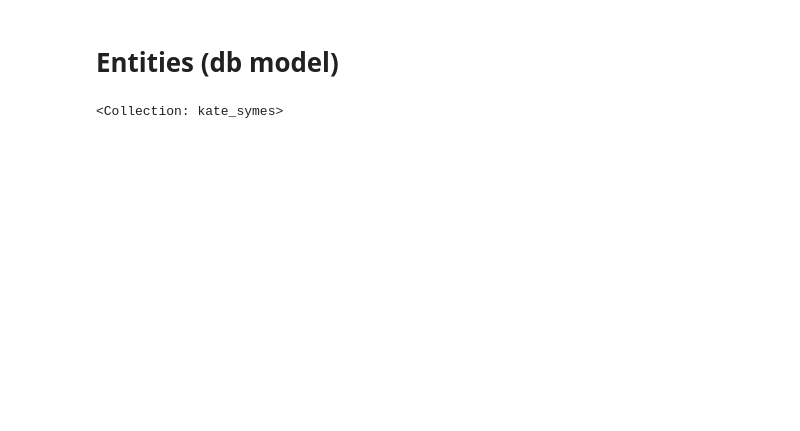
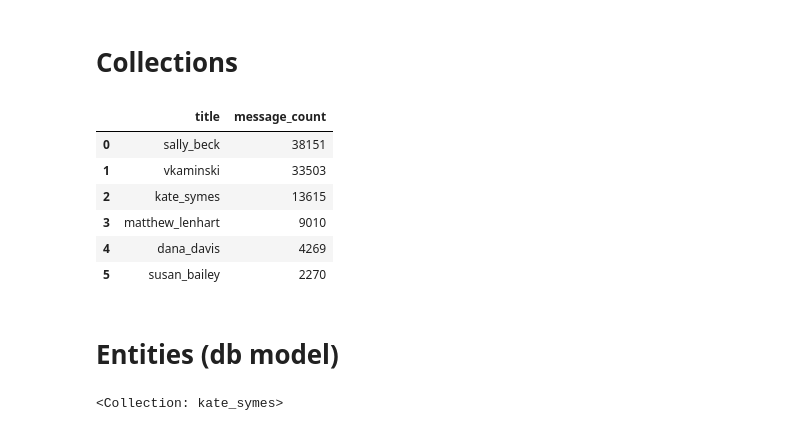
Before and after one commit to StateArchivesOfNorthCarolina/ratom-server, a Jupyter notebook: notebooks/data-exploration.ipynb, the cells around one changed output. Saved outputs shown, nothing was run; the diff lists cells and outputs as text; code cells hidden in the pictures; blank space fills up the shorter version.

```diff
--- a/notebooks/data-exploration.ipynb
+++ b/notebooks/data-exploration.ipynb
@@ -22,3 +43,16 @@ from ratom import models as ratom
+# %% [markdown]
+# Collections
+# %%
+collections = ratom.Collection.objects.annotate(message_count=Count("message")).order_by("-message_count")
+pd.DataFrame(list(collections.values("title", "message_count")))
+# %% [output]
+|  | title | message_count |
+| 0 | sally_beck | 38151 |
+| 1 | vkaminski | 33503 |
+| 2 | kate_symes | 13615 |
+| 3 | matthew_lenhart | 9010 |
+| 4 | dana_davis | 4269 |
+| 5 | susan_bailey | 2270 |
 # %% [markdown]
 # Entities (db model)
 # %%
```
Also changed, not shown: parts of 14 cells of this notebook.
